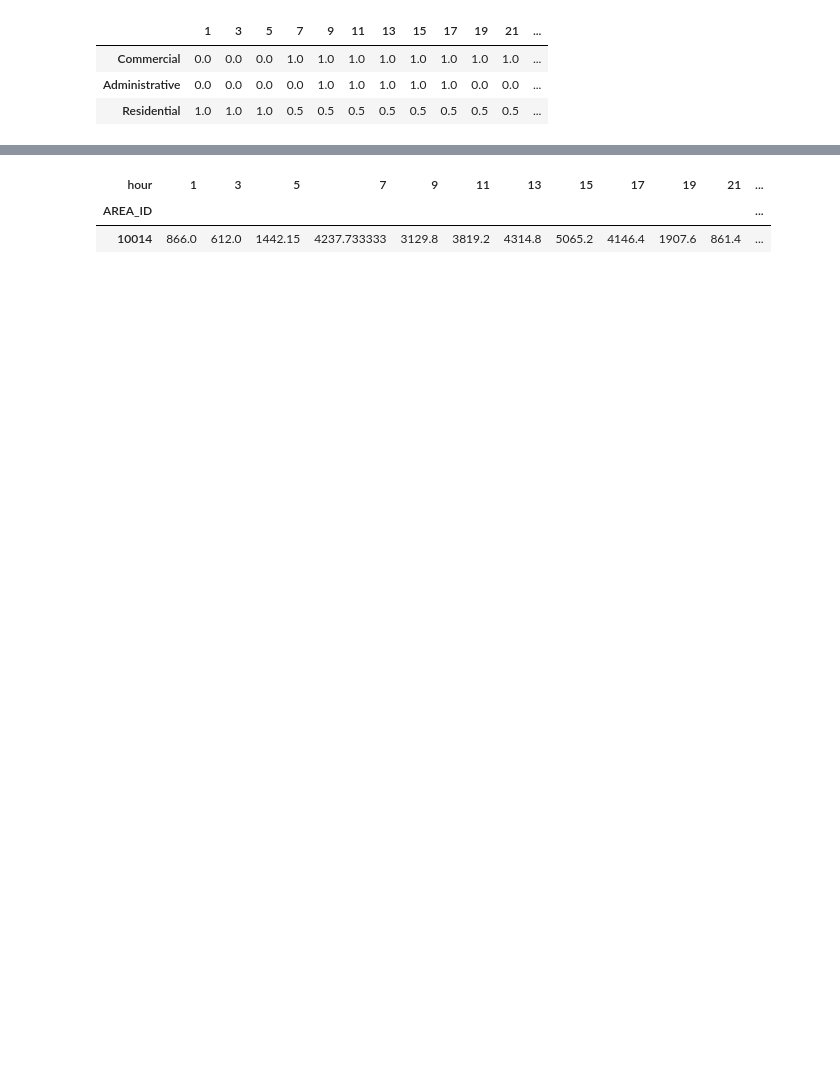
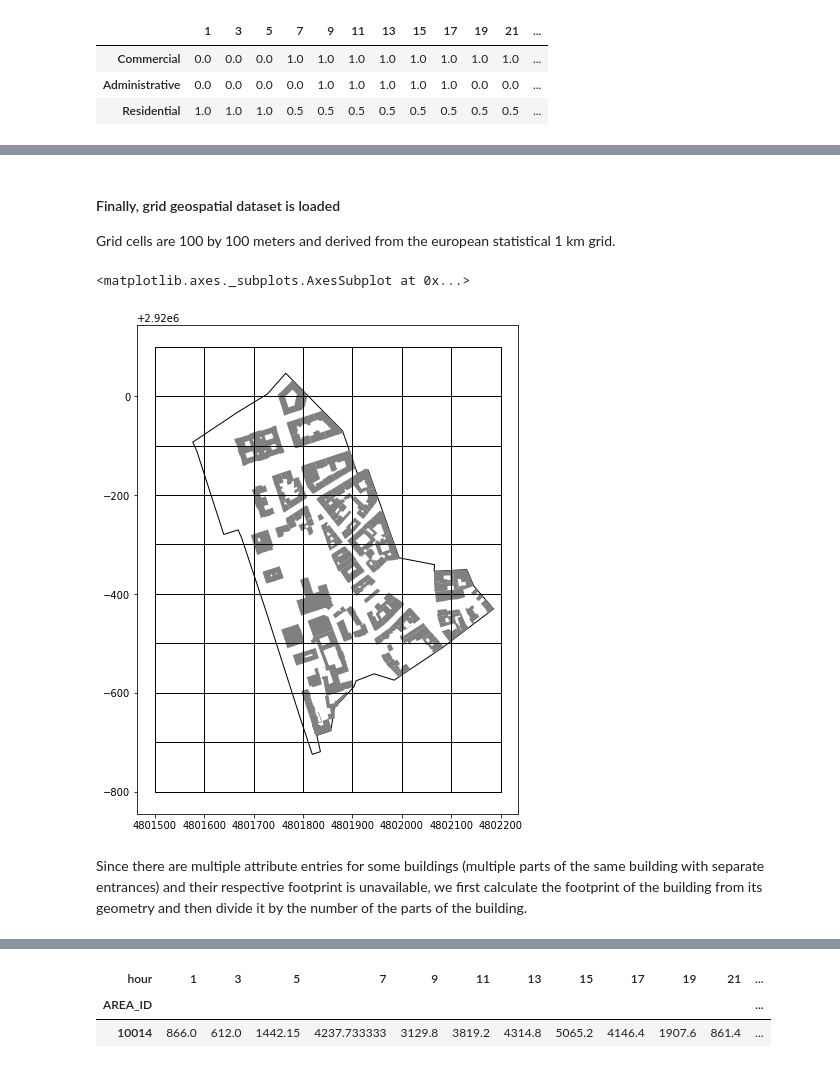
Before and after one commit to gis4dis/MFD-Brno, a Jupyter notebook: MFD example.ipynb, the cells around one changed output, grey strips where cells are left out. Saved outputs shown, nothing was run; the diff lists cells and outputs as text; code cells hidden in the pictures; blank space fills up the shorter version.

```diff
--- a/MFD example.ipynb
+++ b/MFD example.ipynb
@@ -43,3 +92,14 @@ mobileActivity = pd.read_csv('data/mobile_activity.csv', index_col=0).groupby(["
+# %% [markdown]
+#### Finally, grid geospatial dataset is loaded
+Grid cells are 100 by 100 meters and derived from the european statistical 1 km grid.
+# %%
+grid = gpd.read_file('data/grid.geojson').to_crs(epsg=3035)
+grid.plot(ax=buildings.plot(ax=plotArea()[0], color="grey"), color="none", edgecolor="black")
+# %% [output]
+<matplotlib.axes._subplots.AxesSubplot at 0x...>
+[figure, added]
+# %% [markdown]
+Since there are multiple attribute entries for some buildings (multiple parts of the same building with separate entrances) and their respective footprint is unavailable, we first calculate the footprint of the building from its geometry and then divide it by the number of the parts of the building.
 # %%
 buildings['area'] = buildings['geometry'].area
 
```
Also changed, not shown: parts of 61 cells of this notebook, 2 other files.
